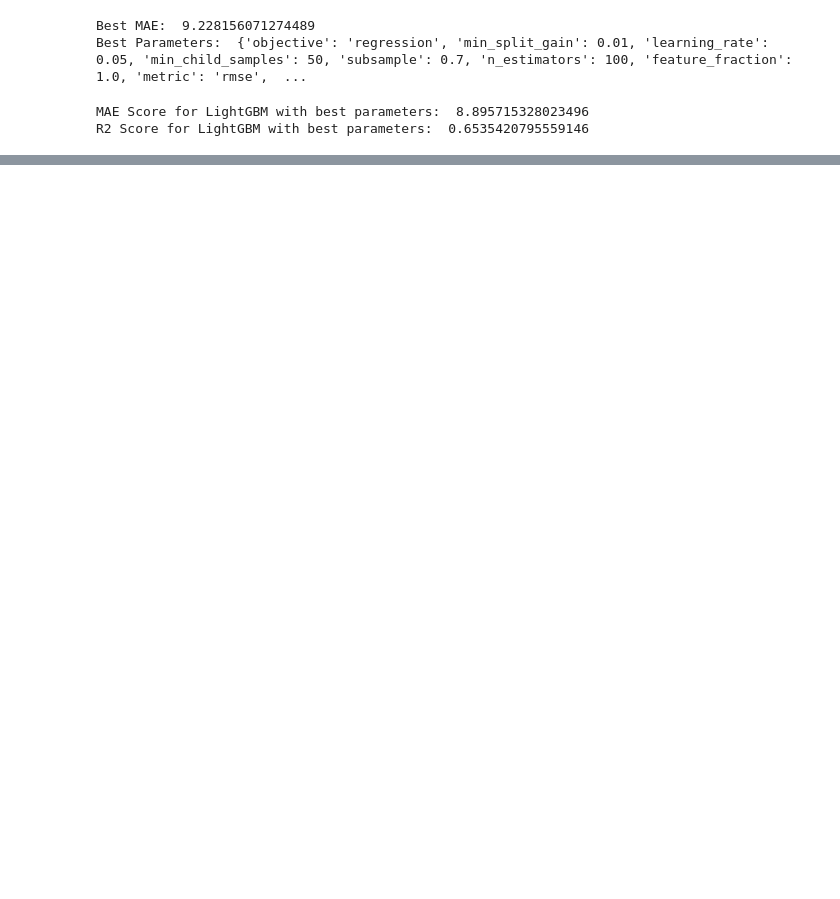
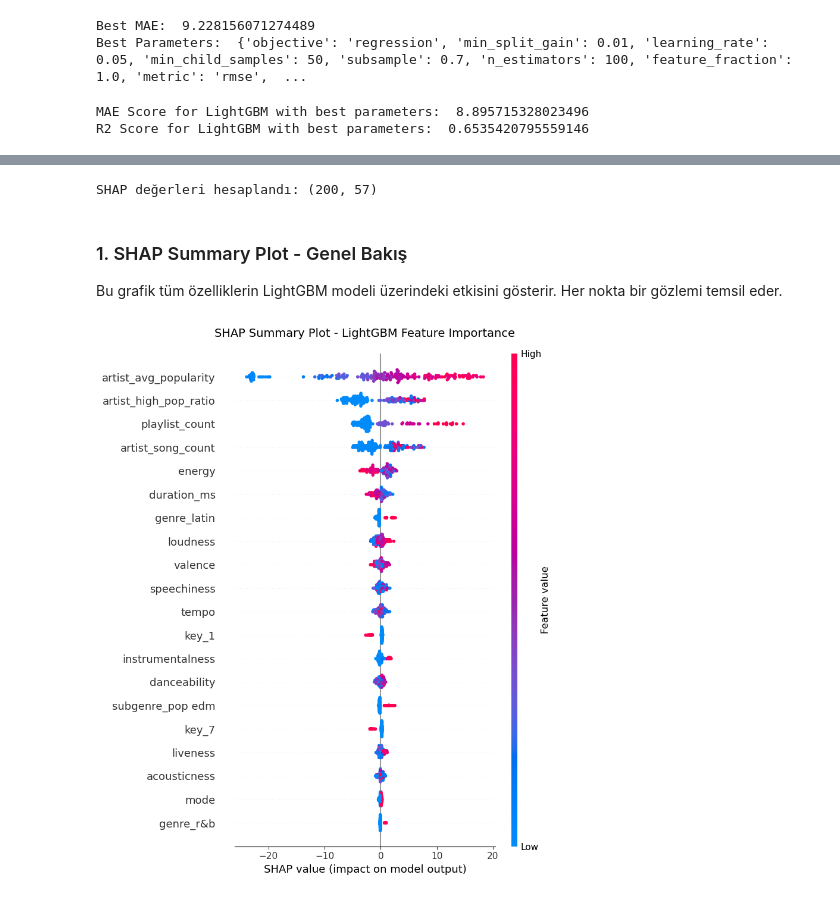
Before and after one commit to essraAlp/spotifyTrendAnalysis, a Jupyter notebook: lightGBM.ipynb, the cells around one changed output, grey strips where cells are left out. Saved outputs shown, nothing was run; the diff lists cells and outputs as text; code cells hidden in the pictures; blank space fills up the shorter version.

```diff
--- a/lightGBM.ipynb
+++ b/lightGBM.ipynb
@@ -67,0 +72,26 @@ R2 Score for LightGBM with best parameters:  0.6535420795559146
+# %%
+# SHAP kütüphanesini yükle
+import shap
+import matplotlib.pyplot as plt
+
+# TreeExplainer LightGBM için optimize edilmiştir
+explainer = shap.TreeExplainer(model)
+
+# Test seti için SHAP değerlerini hesapla
+shap_values = explainer.shap_values(X_test)
+
+print(f"SHAP değerleri hesaplandı: {shap_values.shape}")
+# %% [output]
+SHAP değerleri hesaplandı: (200, 57)
+# %% [markdown]
+### 1. SHAP Summary Plot - Genel Bakış
+
+Bu grafik tüm özelliklerin LightGBM modeli üzerindeki etkisini gösterir. Her nokta bir gözlemi temsil eder.
+# %%
+plt.figure(figsize=(12, 8))
+shap.summary_plot(shap_values, X_test, feature_names=X.columns, show=False)
+plt.title('SHAP Summary Plot - LightGBM Feature Importance', fontsize=14, pad=20)
+plt.tight_layout()
+plt.show()
+# %% [output]
+[figure, added]
```
Also changed, not shown: parts of 5 cells of this notebook, 2 other files.
